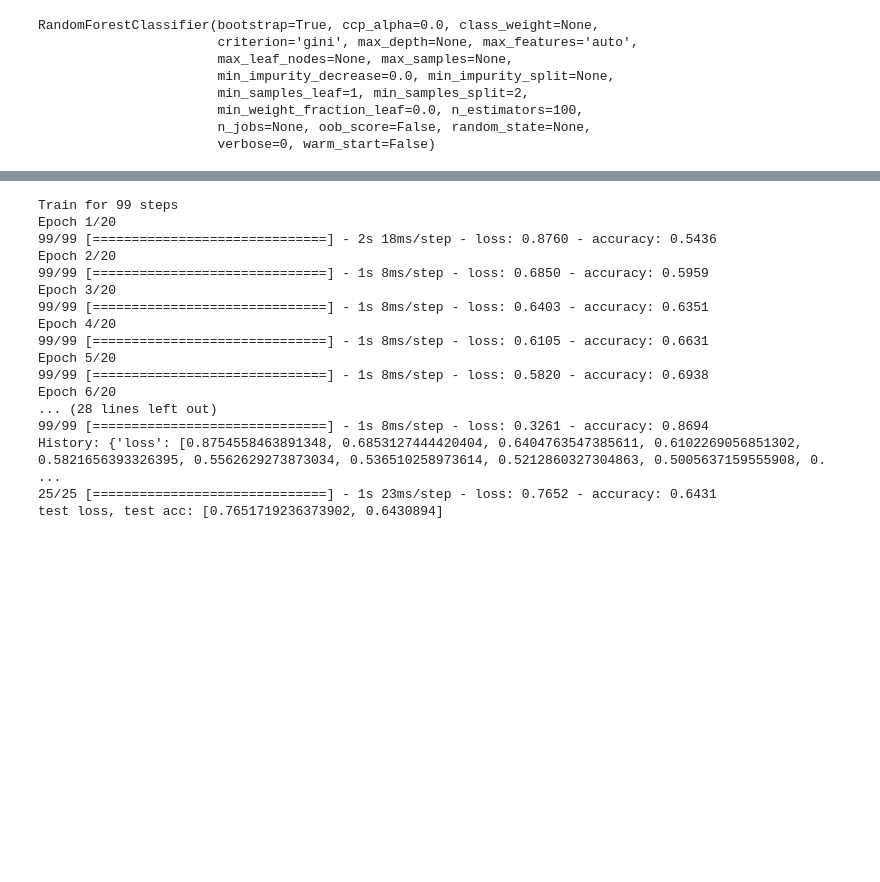
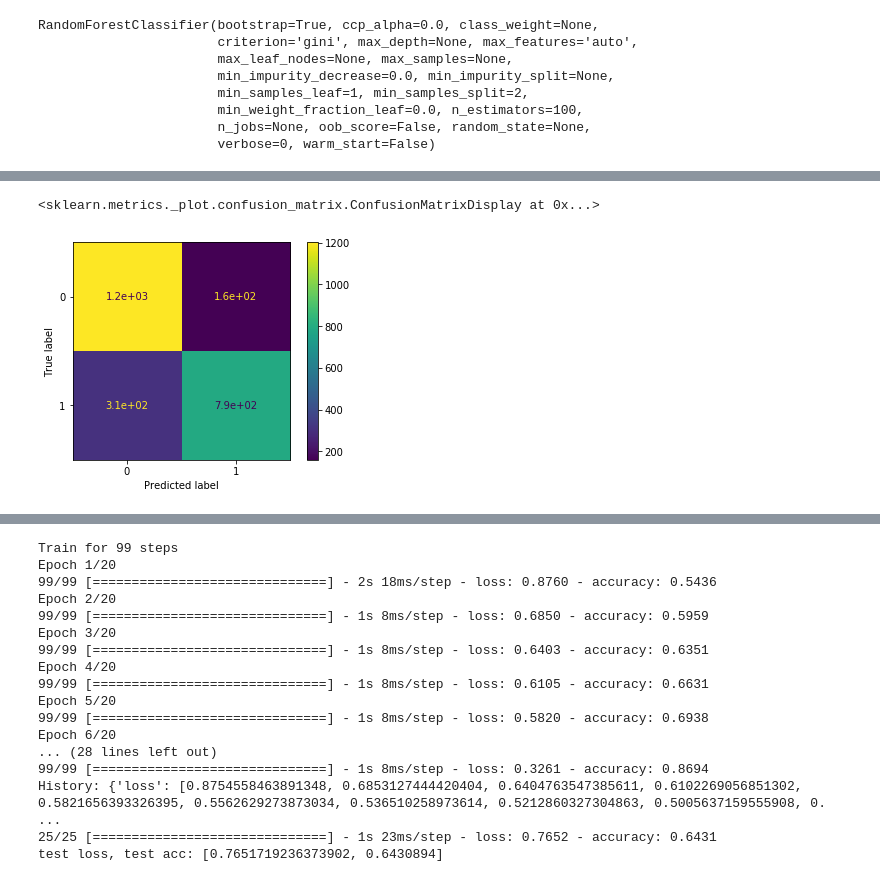
Before and after one commit to erickgalinkin/jhu_masters, a Jupyter notebook: code/EDA.ipynb, the cells around one changed output, grey strips where cells are left out. Drawn from its saved outputs; the diff is of its cells as text; code cells hidden in the pictures; blank space fills up the shorter version.

```diff
--- a/code/EDA.ipynb
+++ b/code/EDA.ipynb
@@ -205,3 +323,8 @@ Accuracy of random forest classifier:0.8016260162601626
+# %%
+plot_confusion_matrix(clf, X_test, y_test)
+# %% [output]
+<sklearn.metrics._plot.confusion_matrix.ConfusionMatrixDisplay at 0x...>
+[figure, added]
 # %%
 features = generate_features(request_reply_fourier)
 model = build_fc_model(features)
```
Also changed, not shown: parts of 36 cells of this notebook, 3 other files.
